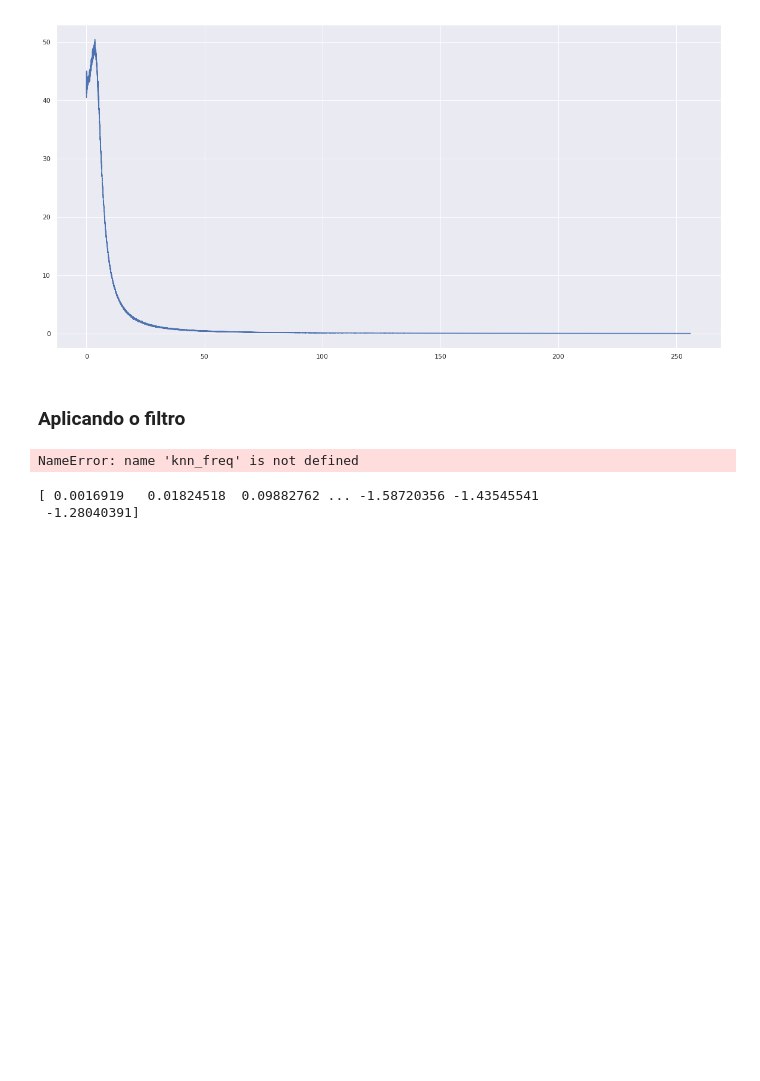
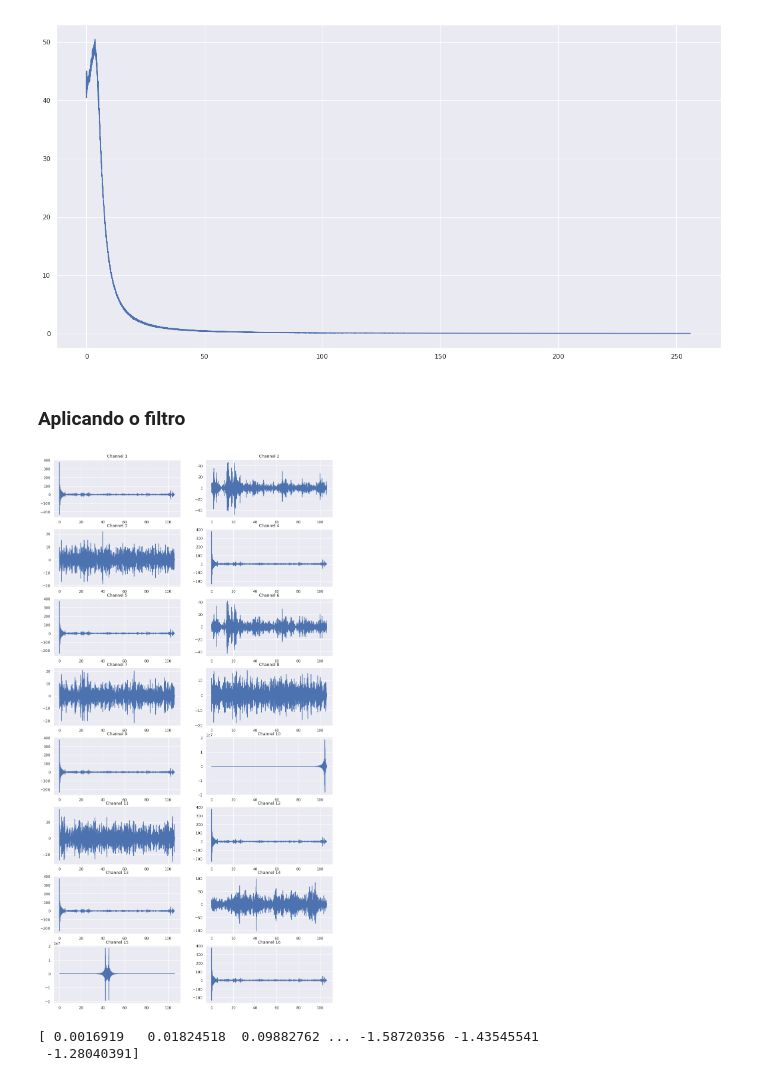
Before and after one commit to TNanukem/neural_analysis, a Jupyter notebook: Neural Analysis.ipynb, the cells around one changed output. Saved outputs shown, nothing was run; the diff lists cells and outputs as text; code cells hidden in the pictures; blank space fills up the shorter version.

Commit message:
Added Discrete Fourier Transform and Iverse DFT functions, as well as a butterworth filter, commented presently unused code.

```diff
--- a/Neural Analysis.ipynb
+++ b/Neural Analysis.ipynb
@@ -173,16 +220,20 @@ Y, X = frequency_filter(Y_filtered,512)
 ### Aplicando o filtro
 # %%
 knn_filtered = pd.DataFrame()
-knn_filtered["Time"] = knn_freq['Time:512Hz']
+knn_filtered["Time"] = df_knn['Time:512Hz']
 
-for i in range(17):
+for i in range(1,17):
     string = "Channel {}".format(i)
-    if(i == 0):
-        continue
-    filtered = butter_bandpass_filter(knn_freq[string], 4.0, 7.0, 512)
+    filtered = myfilter(512, df_knn[string], [4.0, 7.0])
     knn_filtered[string] = filtered
+
+fig, ax = plt.subplots(8, 2, figsize=(15,30))
+for i in range(1,17):
+    string = "Channel {}".format(i)
+    ax[int((i-1)/2)][(i-1)%2].plot(knn_filtered["Time"], knn_filtered[string])
+    ax[int((i-1)/2)][(i-1)%2].set_title(string)
 # %% [output]
-NameError: name 'knn_freq' is not defined
+[figure, added]
 # %%
 print(Y_filtered)
 # %% [output]
```
Also changed, not shown: parts of 5 cells of this notebook.
